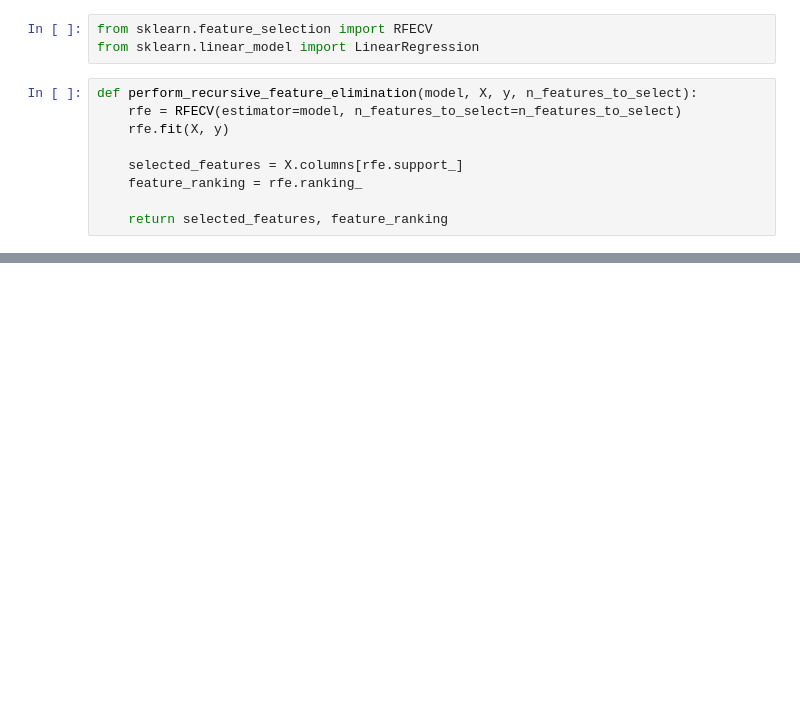
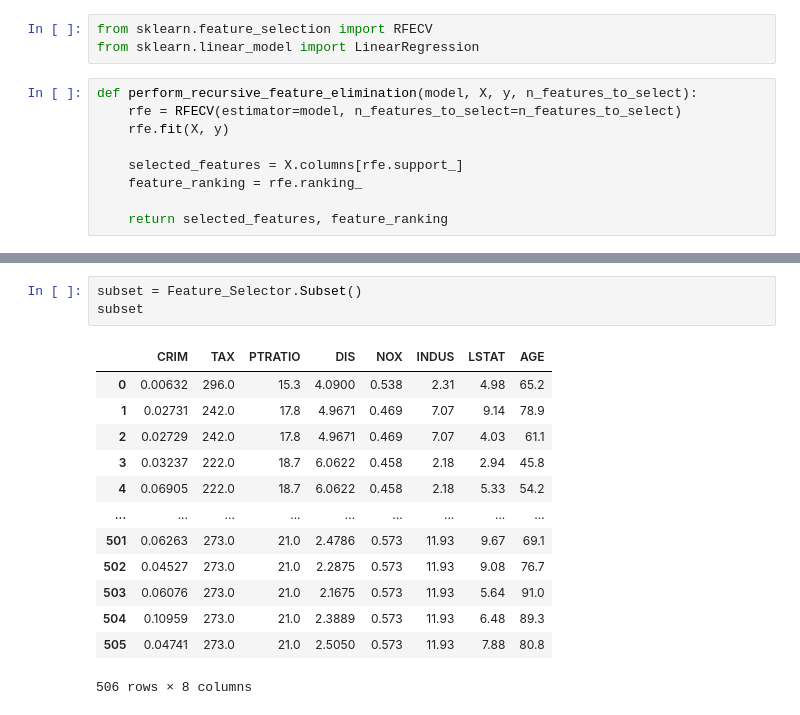
Before and after one commit to Luis-ramirez-r/predictive_maintenance, a Jupyter notebook: notebooks/Clase48_a.ipynb, the cells around one changed output, grey strips where cells are left out. Drawn from its saved outputs; the diff is of its cells as text; blank space fills up the shorter version.

```diff
--- a/notebooks/Clase48_a.ipynb
+++ b/notebooks/Clase48_a.ipynb
@@ -333,0 +352,17 @@ array([1, 1, 1, 1, 1, 1, 1, 1, 1, 1])
+# %%
+subset = Feature_Selector.Subset()
+subset
+# %% [output]
+|  | CRIM | TAX | PTRATIO | DIS | NOX | INDUS | LSTAT | AGE |
+| 0 | 0.00632 | 296.0 | 15.3 | 4.0900 | 0.538 | 2.31 | 4.98 | 65.2 |
+| 1 | 0.02731 | 242.0 | 17.8 | 4.9671 | 0.469 | 7.07 | 9.14 | 78.9 |
+| 2 | 0.02729 | 242.0 | 17.8 | 4.9671 | 0.469 | 7.07 | 4.03 | 61.1 |
+| 3 | 0.03237 | 222.0 | 18.7 | 6.0622 | 0.458 | 2.18 | 2.94 | 45.8 |
+| 4 | 0.06905 | 222.0 | 18.7 | 6.0622 | 0.458 | 2.18 | 5.33 | 54.2 |
+| ... | ... | ... | ... | ... | ... | ... | ... | ... |
+| 501 | 0.06263 | 273.0 | 21.0 | 2.4786 | 0.573 | 11.93 | 9.67 | 69.1 |
+| 502 | 0.04527 | 273.0 | 21.0 | 2.2875 | 0.573 | 11.93 | 9.08 | 76.7 |
+| 503 | 0.06076 | 273.0 | 21.0 | 2.1675 | 0.573 | 11.93 | 5.64 | 91.0 |
+| 504 | 0.10959 | 273.0 | 21.0 | 2.3889 | 0.573 | 11.93 | 6.48 | 89.3 |
+| 505 | 0.04741 | 273.0 | 21.0 | 2.5050 | 0.573 | 11.93 | 7.88 | 80.8 |
+506 rows × 8 columns
```
Also changed, not shown: parts of 6 cells of this notebook, 1 other file.
